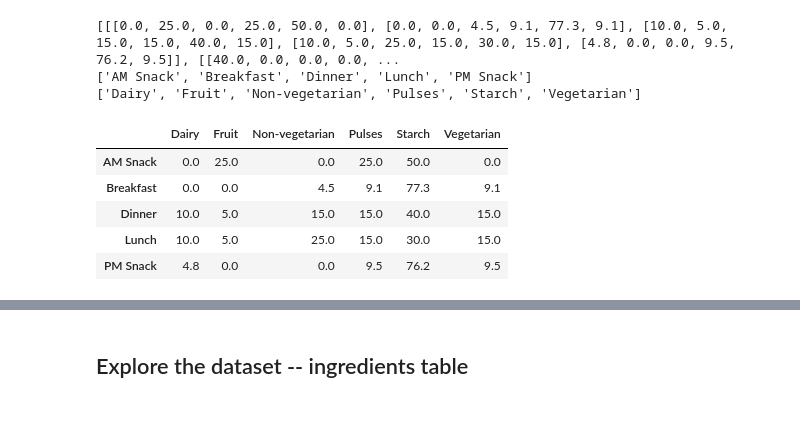
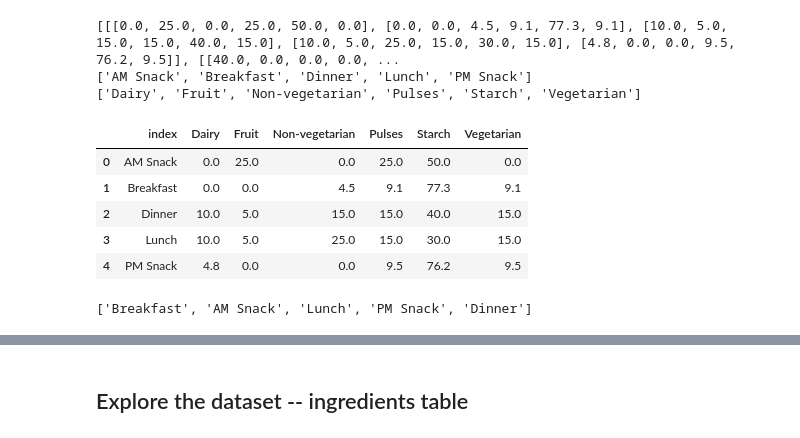
Before and after one commit to rochiecuevas/FoodChoice, a Jupyter notebook: Expert_Elicitation.ipynb, the cells around one changed output, grey strips where cells are left out. Drawn from its saved outputs; the diff is of its cells as text; code cells hidden in the pictures.

```diff
--- a/Expert_Elicitation.ipynb
+++ b/Expert_Elicitation.ipynb
@@ -608,14 +608,17 @@ print(dish_classes)
 # %%
 # Create dataframes for percentage dish classes per occasion (one df per state)
 pct_OD = pd.DataFrame(pcts[0], index = occasions, columns = dish_classes)
 pct_WB = pd.DataFrame(pcts[1], index = occasions, columns = dish_classes)
 
+pct_OD.reset_index(level = 0, inplace = True)
+pct_WB.reset_index(level = 0, inplace = True)
+
 # Preview the dataframe
 pct_OD
 # %% [output]
-|  | Dairy | Fruit | Non-vegetarian | Pulses | Starch | Vegetarian |
-| AM Snack | 0.0 | 25.0 | 0.0 | 25.0 | 50.0 | 0.0 |
-| Breakfast | 0.0 | 0.0 | 4.5 | 9.1 | 77.3 | 9.1 |
-| Dinner | 10.0 | 5.0 | 15.0 | 15.0 | 40.0 | 15.0 |
-| Lunch | 10.0 | 5.0 | 25.0 | 15.0 | 30.0 | 15.0 |
-| PM Snack | 4.8 | 0.0 | 0.0 | 9.5 | 76.2 | 9.5 |
+|  | index | Dairy | Fruit | Non-vegetarian | Pulses | Starch | Vegetarian |
+| 0 | AM Snack | 0.0 | 25.0 | 0.0 | 25.0 | 50.0 | 0.0 |
+| 1 | Breakfast | 0.0 | 0.0 | 4.5 | 9.1 | 77.3 | 9.1 |
+| 2 | Dinner | 10.0 | 5.0 | 15.0 | 15.0 | 40.0 | 15.0 |
+| 3 | Lunch | 10.0 | 5.0 | 25.0 | 15.0 | 30.0 | 15.0 |
+| 4 | PM Snack | 4.8 | 0.0 | 0.0 | 9.5 | 76.2 | 9.5 |
@@ -622,3 +639,8 @@ pct_OD
+# %%
+occasions2 = pct_OD["index"].to_list()
+occasions2
+# %% [output]
+['Breakfast', 'AM Snack', 'Lunch', 'PM Snack', 'Dinner']
 # %%
 def create_barchart(df, state):
     """ Create stacked bar charts"""
```
Also changed, not shown: parts of 5 cells of this notebook, 1 other file.
